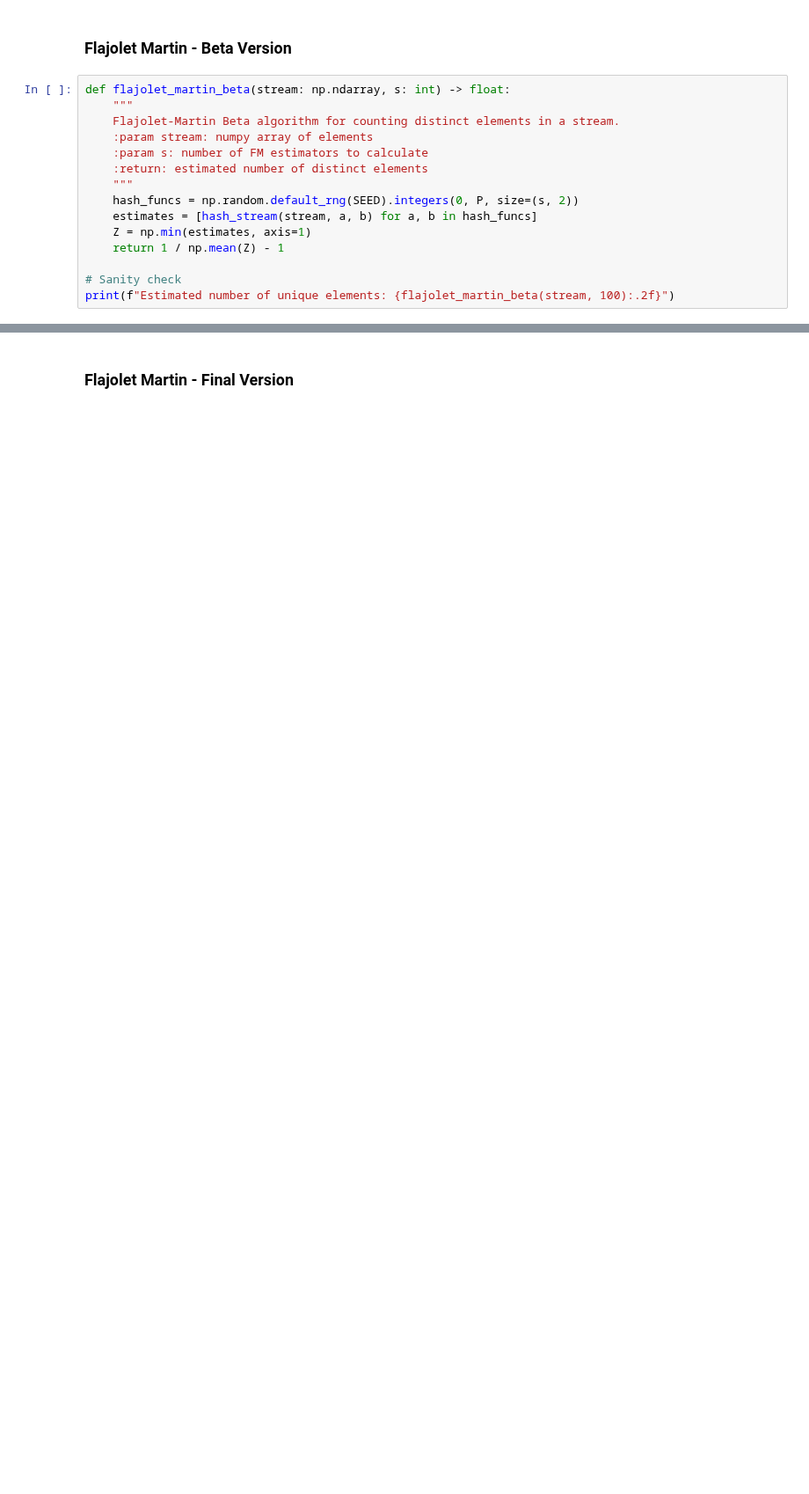
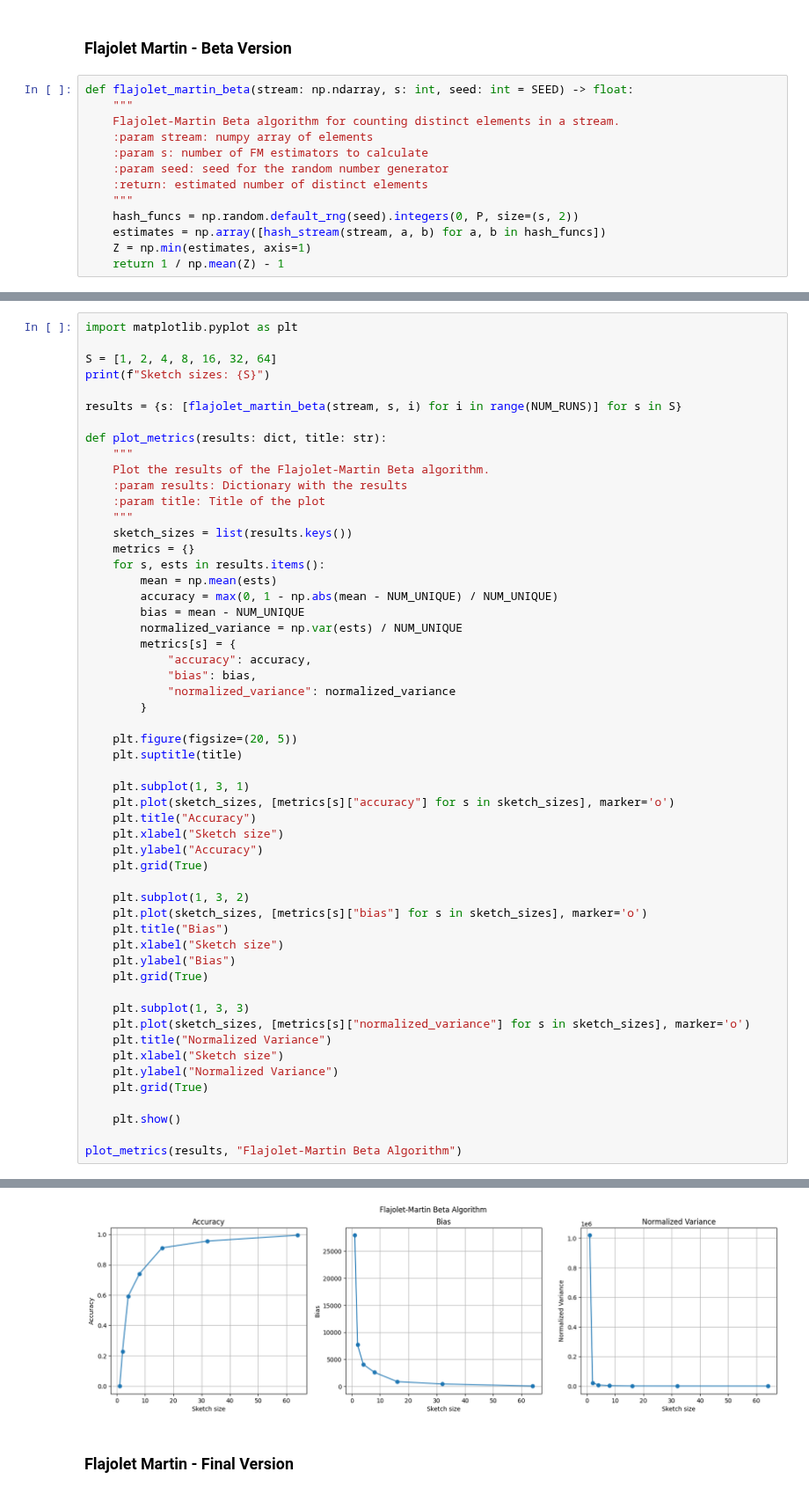
Before and after one commit to Gal-Noy/MSC-Data-Streaming-Algorithms, a Jupyter notebook: FM_CountMin/FM_CountMin.ipynb, the cells around one changed output, grey strips where cells are left out. Shown at 88% size. Drawn from its saved outputs; the diff is of its cells as text; blank space fills up the shorter version.

```diff
--- a/FM_CountMin/FM_CountMin.ipynb
+++ b/FM_CountMin/FM_CountMin.ipynb
@@ -79,17 +66,15 @@ Estimated number of unique elements: 4096.06
 # %% [markdown]
 ### Flajolet Martin - Beta Version
 # %%
-def flajolet_martin_beta(stream: np.ndarray, s: int) -> float:
+def flajolet_martin_beta(stream: np.ndarray, s: int, seed: int = SEED) -> float:
     """
     Flajolet-Martin Beta algorithm for counting distinct elements in a stream.
     :param stream: numpy array of elements
     :param s: number of FM estimators to calculate
+    :param seed: seed for the random number generator
     :return: estimated number of distinct elements
     """
-    hash_funcs = np.random.default_rng(SEED).integers(0, P, size=(s, 2))
-    estimates = [hash_stream(stream, a, b) for a, b in hash_funcs]
+    hash_funcs = np.random.default_rng(seed).integers(0, P, size=(s, 2))
+    estimates = np.array([hash_stream(stream, a, b) for a, b in hash_funcs])
     Z = np.min(estimates, axis=1)
     return 1 / np.mean(Z) - 1
-
-# Sanity check
-print(f"Estimated number of unique elements: {flajolet_martin_beta(stream, 100):.2f}")
@@ -97,0 +81,55 @@ Estimated number of unique elements: 11639.67
+# %%
+import matplotlib.pyplot as plt
+
+S = [1, 2, 4, 8, 16, 32, 64]
+print(f"Sketch sizes: {S}")
+
+results = {s: [flajolet_martin_beta(stream, s, i) for i in range(NUM_RUNS)] for s in S}
+
+def plot_metrics(results: dict, title: str):
+    """
+    Plot the results of the Flajolet-Martin Beta algorithm.
+    :param results: Dictionary with the results
+    :param title: Title of the plot
+    """
+    sketch_sizes = list(results.keys())
+    metrics = {}
+    for s, ests in results.items():
+        mean = np.mean(ests)
+        accuracy = max(0, 1 - np.abs(mean - NUM_UNIQUE) / NUM_UNIQUE)
+        bias = mean - NUM_UNIQUE
+        normalized_variance = np.var(ests) / NUM_UNIQUE
+        metrics[s] = {
+            "accuracy": accuracy,
+            "bias": bias,
+            "normalized_variance": normalized_variance
+        }
+
+    plt.figure(figsize=(20, 5))
+    plt.suptitle(title)
+
+    plt.subplot(1, 3, 1)
+    plt.plot(sketch_sizes, [metrics[s]["accuracy"] for s in sketch_sizes], marker='o')
+    plt.title("Accuracy")
+    plt.xlabel("Sketch size")
+    plt.ylabel("Accuracy")
+    plt.grid(True)
+
+    plt.subplot(1, 3, 2)
+    plt.plot(sketch_sizes, [metrics[s]["bias"] for s in sketch_sizes], marker='o')
+    plt.title("Bias")
+    plt.xlabel("Sketch size")
+    plt.ylabel("Bias")
+    plt.grid(True)
+
+    plt.subplot(1, 3, 3)
+    plt.plot(sketch_sizes, [metrics[s]["normalized_variance"] for s in sketch_sizes], marker='o')
+    plt.title("Normalized Variance")
+    plt.xlabel("Sketch size")
+    plt.ylabel("Normalized Variance")
+    plt.grid(True)
+
+    plt.show()
+
+plot_metrics(results, "Flajolet-Martin Beta Algorithm")
+# %% [output]
@@ -98,3 +137,4 @@ Estimated number of unique elements: 11639.67
+[figure, added]
 # %% [markdown]
 ### Flajolet Martin - Final Version
 # %%
```
Also changed, not shown: parts of 9 cells of this notebook.
